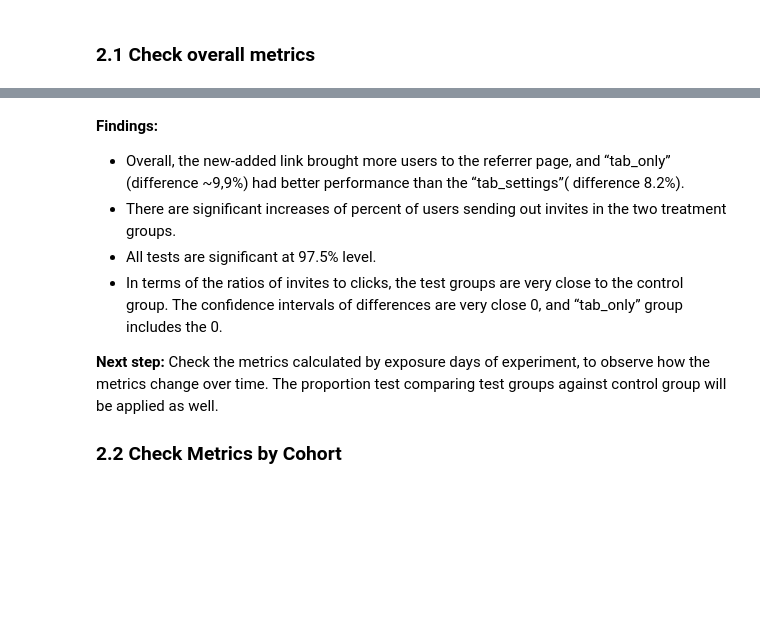
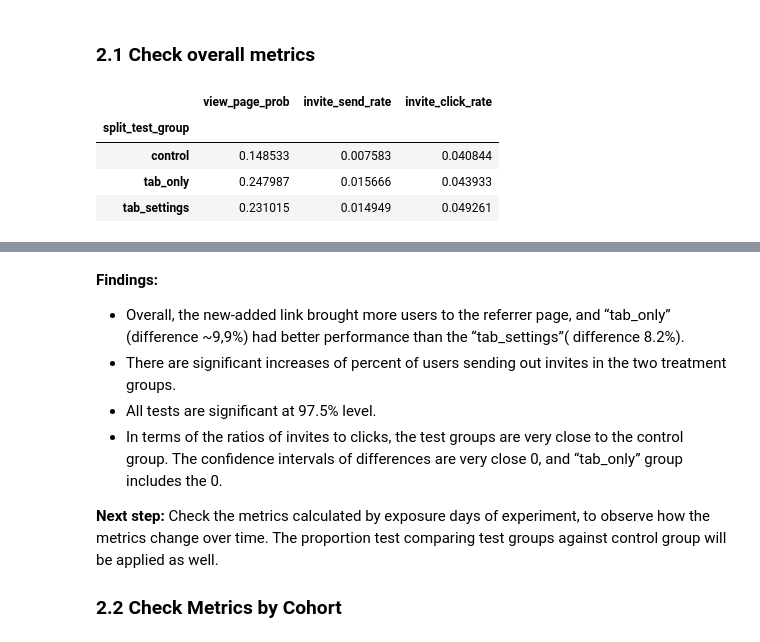
Before and after one commit to GoCodeDaHaohao/PythonNotes, a Jupyter notebook: Referral_Program_AB_Test_Analysis.ipynb, the cells around one changed output, grey strips where cells are left out. Drawn from its saved outputs; the diff is of its cells as text; code cells hidden in the pictures; blank space fills up the shorter version.

```diff
--- a/Referral_Program_AB_Test_Analysis.ipynb
+++ b/Referral_Program_AB_Test_Analysis.ipynb
@@ -200,8 +291,8 @@ print(len(event_exp_join),"\t", len(event_exp_join)/len(ios_events))
 # %%
 #define a ictionary, including names of metrics as keys, and list of denominators and numeritors as values
-metric_dict={"click_thru_prob":["user_count","click_thru_user_count"],
+metric_dict={"view_page_prob":["user_count","view_page_user_count"],
              "invite_send_rate":["user_count","referrer_user_count"],
-             "invite_click_rate":["click_count","referrer_invite_count"]}
+             "invite_click_rate":["view_page_count","referrer_invite_count"]}
 
 #define help functions to calculate the metrics, and apply the proportion test between the treatment groups against the control group
 def mectric_cal(user_df,event_df,level):
@@ -217,21 +308,21 @@ def mectric_cal(user_df,event_df,level):
     '''
     #calculate the click probability
     smry=user_df.join(event_df.loc[event_df["event_type"]=="referrer_page_viewed"].groupby(level)["user_id"].\
-                     agg({"click_thru_user_count":"nunique",
-                           "click_count":"count"}))
-
-    smry["click_thru_prob"]=smry["click_thru_user_count"]/smry["user_count"]
+                     agg(["nunique","count"]))
+    smry.rename(columns={"nunique": "view_page_user_count", "count": "view_page_count"},inplace=True)
+    smry["view_page_prob"]=smry["view_page_user_count"]/smry["user_count"]
 
     #calculate the invite_send_rate and ratio of invite count to click count
     smry=smry.join(event_df.loc[event_df["event_type"]=="referrer_page_invite_action"].\
-                           groupby(level)["user_id"].agg({"referrer_user_count":"nunique",
-                                                          "referrer_invite_count":"count"}))
-    smry["click_thru_user_count"].fillna(0,inplace=True)
+                           groupby(level)["user_id"].agg(["nunique","count"]))
+
+    smry.rename(columns={"nunique": "referrer_user_count", "count": "referrer_invite_count"},inplace=True)
+    smry["view_page_prob"].fillna(0,inplace=True)
     smry["referrer_user_count"].fillna(0,inplace=True)
     smry["referrer_invite_count"].fillna(0,inplace=True)
     smry["invite_send_rate"]=smry["referrer_user_count"]/smry["user_count"]
 
-    smry["invite_click_rate"]=smry["referrer_invite_count"]/smry["click_count"]
+    smry["invite_click_rate"]=smry["referrer_invite_count"]/smry["view_page_count"]
 
     return smry
 
@@ -279,9 +370,16 @@ def test_result(df,metric_dict=metric_dict):
 ### 2.1 Check overall metrics
 # %%
 #caculate the overall metrics
-all_user_df=user_split.groupby("split_test_group")["user_id"].agg({"user_count":"nunique"})
+#all_user_df=user_split.groupby("split_test_group")["user_id"].nunique().to_frame(name='user_count')
+all_user_df
 overall=mectric_cal(all_user_df,event_exp_join,"split_test_group")
 overall[metric_dict.keys()]
+# %% [output]
+|  | view_page_prob | invite_send_rate | invite_click_rate |
+| split_test_group |  |  |  |
+| control | 0.148533 | 0.007583 | 0.040844 |
+| tab_only | 0.247987 | 0.015666 | 0.043933 |
+| tab_settings | 0.231015 | 0.014949 | 0.049261 |
 # %%
 # Proportion test results between test groups and control group
 test_result(overall)
```
Also changed, not shown: parts of 18 cells of this notebook.
